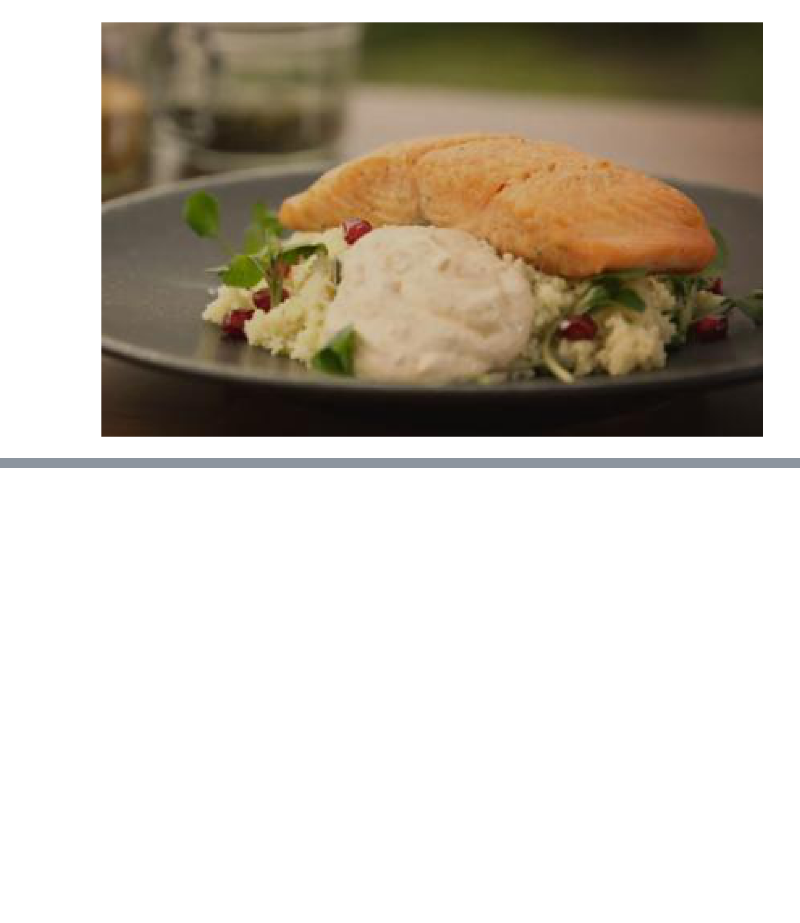
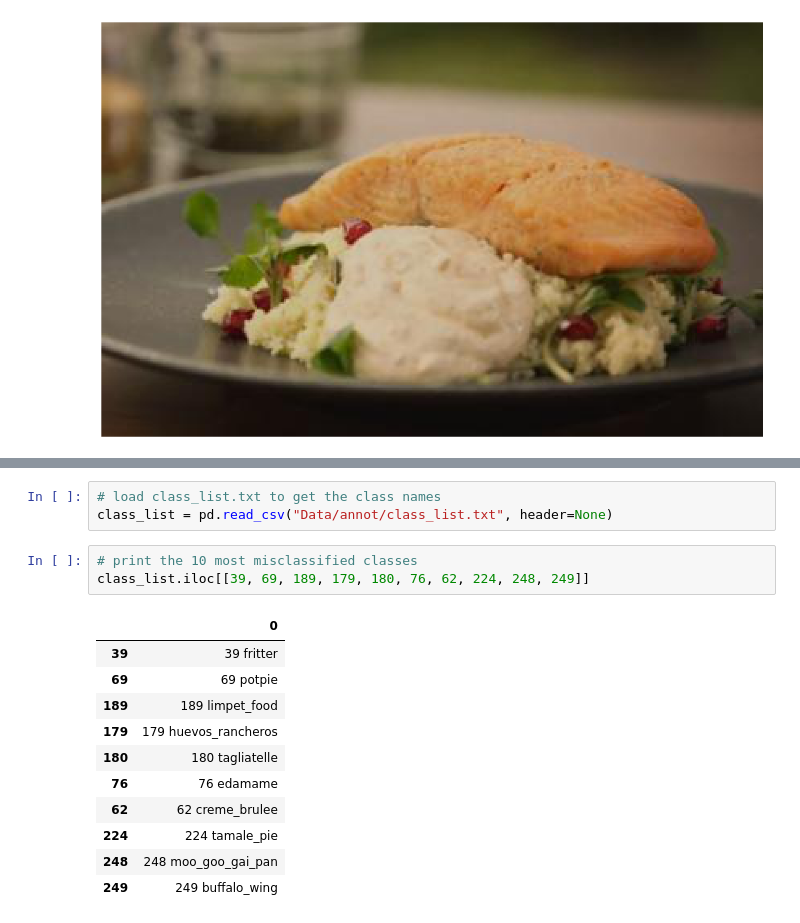
Before and after one commit to michelebanfi/supervised-learning, a Jupyter notebook: benchmark.ipynb, the cells around one changed output, grey strips where cells are left out. Saved outputs shown, nothing was run; the diff lists cells and outputs as text; blank space fills up the shorter version.

```diff
--- a/benchmark.ipynb
+++ b/benchmark.ipynb
@@ -57,0 +81,18 @@ for i in range(5):
+# %%
+# load class_list.txt to get the class names
+class_list = pd.read_csv("Data/annot/class_list.txt", header=None)
+# %%
+# print the 10 most misclassified classes
+class_list.iloc[[39, 69, 189, 179, 180, 76, 62, 224, 248, 249]]
+# %% [output]
+|  | 0 |
+| 39 | 39 fritter |
+| 69 | 69 potpie |
+| 189 | 189 limpet_food |
+| 179 | 179 huevos_rancheros |
+| 180 | 180 tagliatelle |
+| 76 | 76 edamame |
+| 62 | 62 creme_brulee |
+| 224 | 224 tamale_pie |
+| 248 | 248 moo_goo_gai_pan |
+| 249 | 249 buffalo_wing |
```
Also changed, not shown: parts of 7 cells of this notebook, 1 other file.
